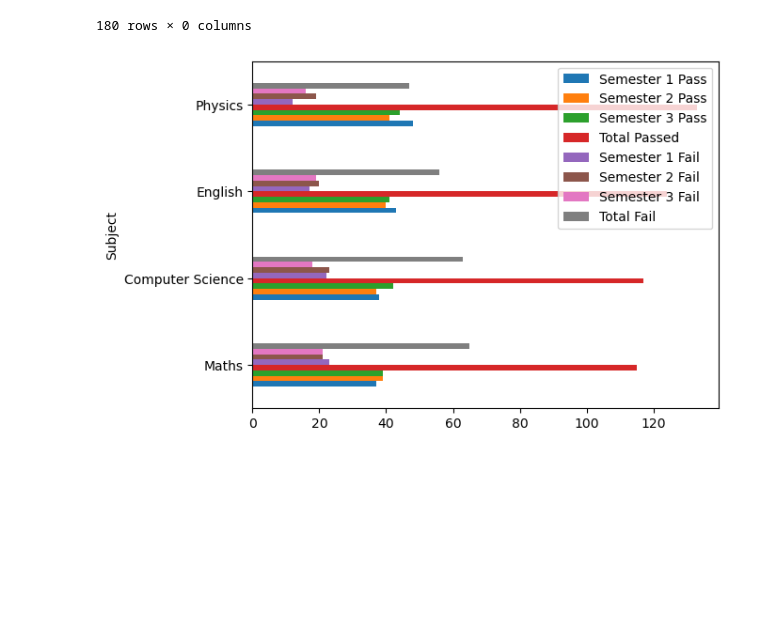
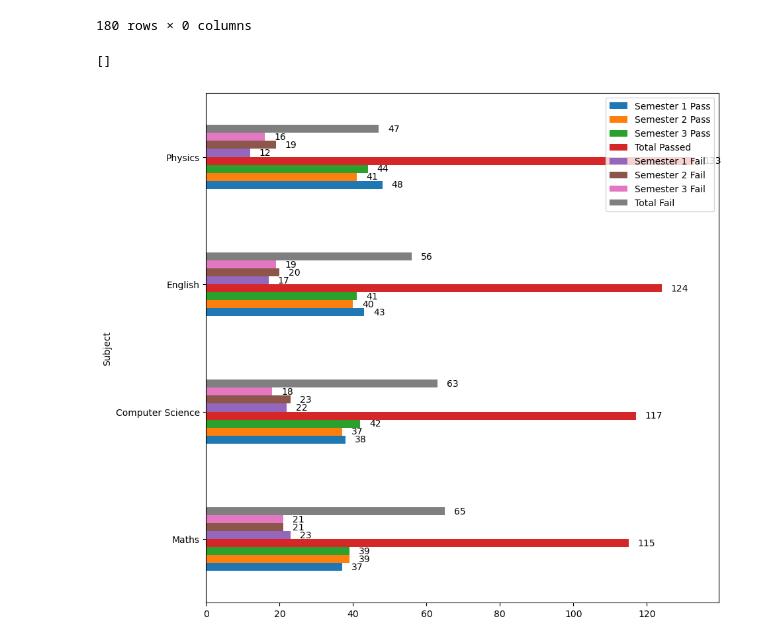
Before and after one commit to cezanekarki/Netflix_EDA, a Jupyter notebook: Day9/students.ipynb, the cells around one changed output. Drawn from its saved outputs; the diff is of its cells as text; code cells hidden in the pictures; blank space fills up the shorter version.

```diff
--- a/Day9/students.ipynb
+++ b/Day9/students.ipynb
@@ -127,24 +127,29 @@ maths_fail3, cs_fail3, english_fail3, physics_fail3 = calculation_marks("fail",3
 # %%
 semester1 = [maths1,cs1,english1,physics1]
 semester2  =[maths2,cs2,english2,physics2]
 semester3 = [maths3,cs3,english3,physics3]
 semester1_fail = [maths_fail1,cs_fail1,english_fail1,physics_fail1]
 semester2_fail = [maths_fail2,cs_fail2,english_fail2,physics_fail2]
 semester3_fail = [maths_fail3,cs_fail3,english_fail3,physics_fail3]
 total_fail = [maths_total_fail,cs_total_fail,english_total_fail,physics_total_fail]
 total_sem = [maths_total,cs_total,english_total,physics_total]
 subjects = ["Maths","Computer Science","English","Physics"]
 cols = ["Semester 1 Pass", "Semester 2 Pass","Semester 3 Pass","Total Passed","Semester 1 Fail","Semester 2 Fail", "Semester 3 Fail","Total Fail"]
 
 df_total = pd.DataFrame([semester1,semester2,semester3,total_sem,semester1_fail,semester2_fail,semester3_fail,total_fail])
 
 df_total = df_total.T
 df_total.columns  = cols
 df_total.index = subjects
 df_total.index.rename("Subject",inplace=True)
-df_total.plot.barh();
+ax = df_total.plot(kind="barh", figsize=(10,10))
+for i in range(0,8):
+    ax.bar_label(ax.containers[i], label_type='edge',padding=10)
+
+plt.plot()
 # %% [output]
+[]
-[figure, old version]
+[figure, new version]
 # %%
 df_total
 # %% [output]
```
Also changed, not shown: parts of 14 cells of this notebook.
